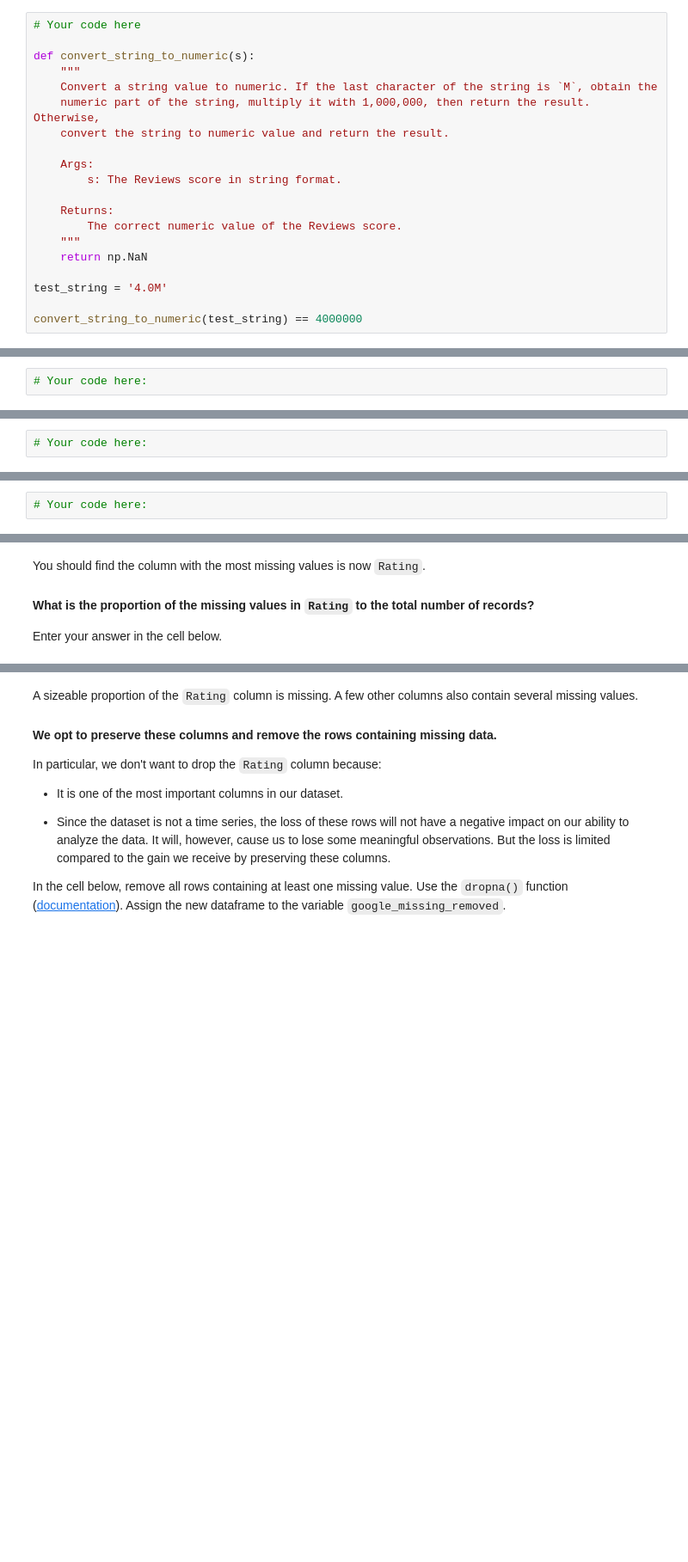
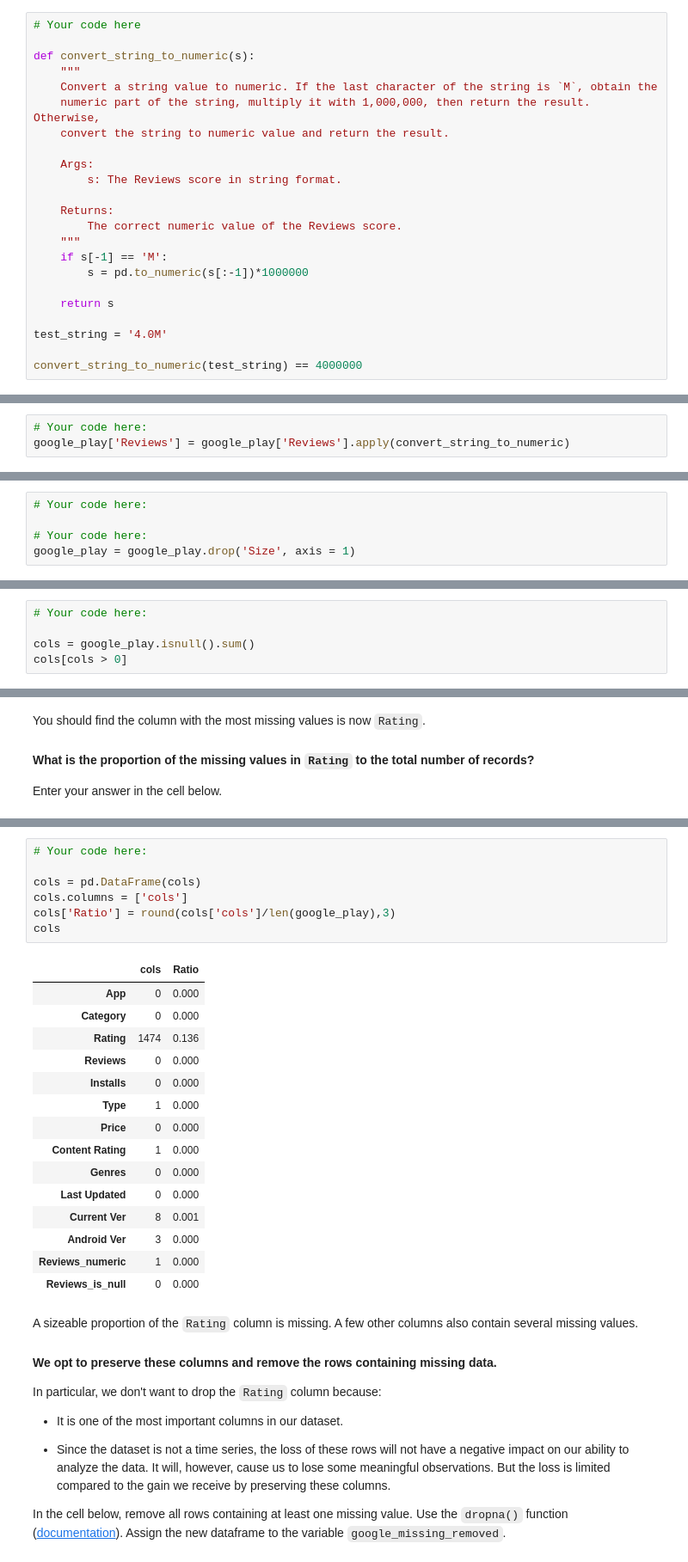
Before and after one commit to isaitu11/data-labs, a Jupyter notebook: module-3/lab-supervised-learning-feature-extraction/your-code/main.ipynb, the cells around one changed output, grey strips where cells are left out. Shown: that part at 86% size. Saved outputs shown, nothing was run; the diff lists cells and outputs as text; blank space fills up the shorter version.

```diff
--- a/module-3/lab-supervised-learning-feature-extraction/your-code/main.ipynb
+++ b/module-3/lab-supervised-learning-feature-extraction/your-code/main.ipynb
@@ -119,7 +126,10 @@ def convert_string_to_numeric(s):
     Returns:
         The correct numeric value of the Reviews score.
     """
-    return np.NaN
+    if s[-1] == 'M':
+        s = pd.to_numeric(s[:-1])*1000000
+
+    return s
 
 test_string = '4.0M'
 
@@ -128,6 +140,7 @@ convert_string_to_numeric(test_string) == 4000000
 The last step is to apply the function to the `Reviews` column in the following cell:
 # %%
 # Your code here:
+google_play['Reviews'] = google_play['Reviews'].apply(convert_string_to_numeric)
 # %% [markdown]
 Check the non-numeric `Reviews` row again. It should have been fixed now and you should see:
 
@@ -160,6 +218,9 @@ There are two reasons. First, the majority of the data are ordinal but a sizeabl
 Drop the column in the cell below (use `inplace=True`)
 # %%
 # Your code here:
+
+# Your code here:
+google_play = google_play.drop('Size', axis = 1)
 # %% [markdown]
 #### Now let's look at how many missing values are in each column.
 
@@ -168,3 +229,6 @@ This will give us an idea of whether we should come up with a missing data strat
 *Hint: use the `isna()` and `sum()` functions.*
 # %%
 # Your code here:
+
+cols = google_play.isnull().sum()
+cols[cols > 0]
@@ -179,3 +249,26 @@ Enter your answer in the cell below.
+# %%
+# Your code here:
+
+cols = pd.DataFrame(cols)
+cols.columns = ['cols']
+cols['Ratio'] = round(cols['cols']/len(google_play),3)
+cols
+# %% [output]
+|  | cols | Ratio |
+| App | 0 | 0.000 |
+| Category | 0 | 0.000 |
+| Rating | 1474 | 0.136 |
+| Reviews | 0 | 0.000 |
+| Installs | 0 | 0.000 |
+| Type | 1 | 0.000 |
+| Price | 0 | 0.000 |
+| Content Rating | 1 | 0.000 |
+| Genres | 0 | 0.000 |
+| Last Updated | 0 | 0.000 |
+| Current Ver | 8 | 0.001 |
+| Android Ver | 3 | 0.000 |
+| Reviews_numeric | 1 | 0.000 |
+| Reviews_is_null | 0 | 0.000 |
 # %% [markdown]
 A sizeable proportion of the `Rating` column is missing. A few other columns also contain several missing values.
 
```
Also changed, not shown: parts of 35 cells of this notebook.
